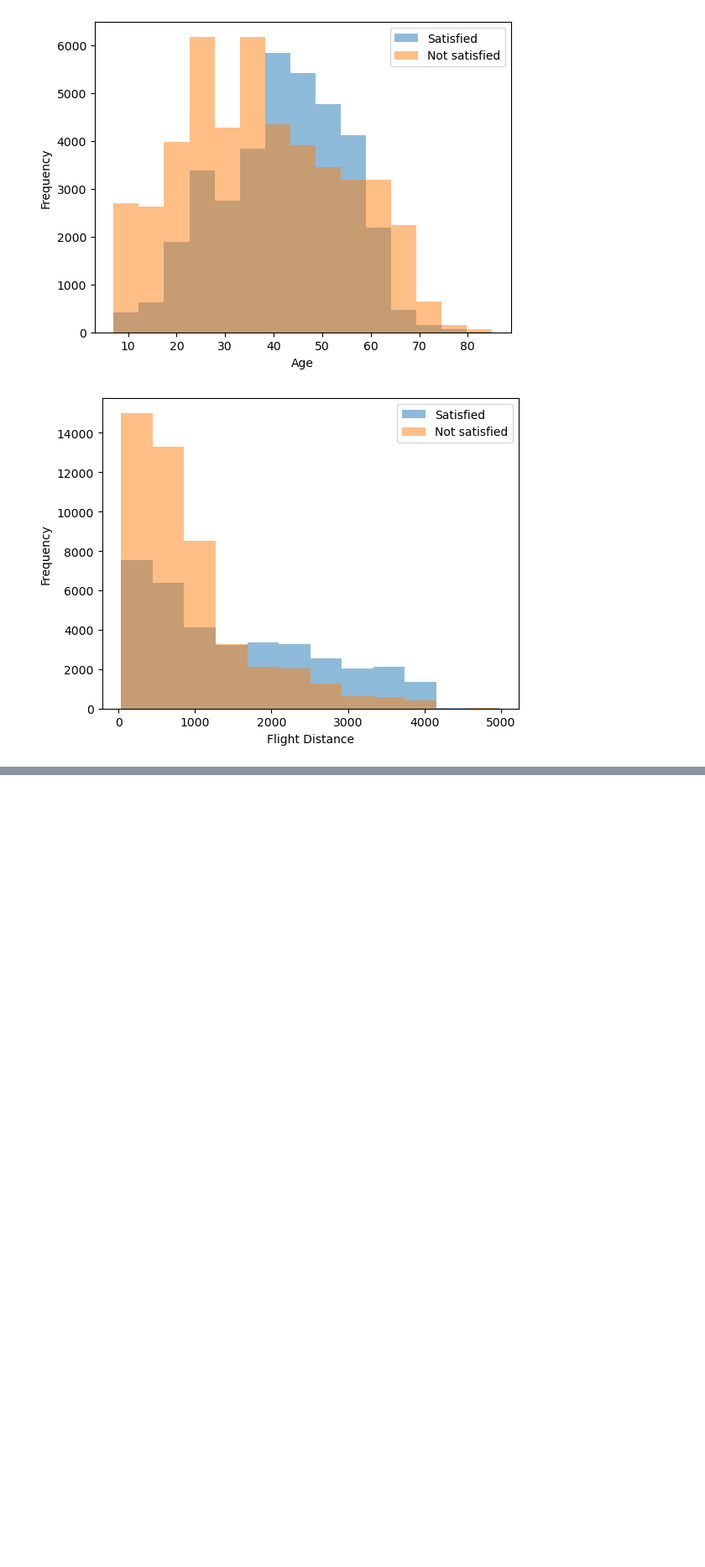
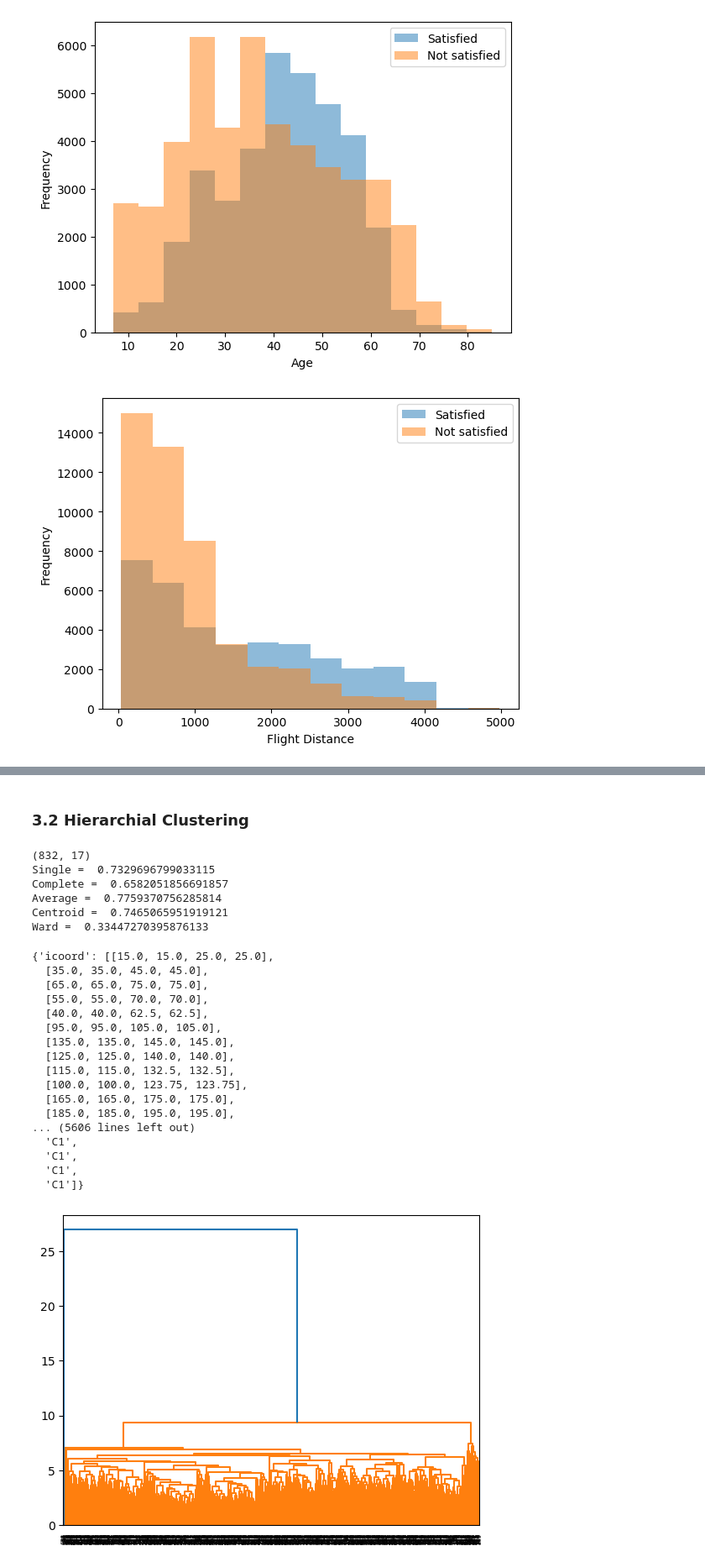
Before and after one commit to katezhang1234/Predict-Airline-Satisfaction, a Jupyter notebook: ML_airline_project.ipynb, the cells around one changed output, grey strips where cells are left out. Shown: that part at 84% size. Saved outputs shown, nothing was run; the diff lists cells and outputs as text; code cells hidden in the pictures; blank space fills up the shorter version.

```diff
--- a/ML_airline_project.ipynb
+++ b/ML_airline_project.ipynb
@@ -400,0 +450,73 @@ scatter(pca_data, labels_series)
+# %% [markdown]
+<h3>3.2 Hierarchial Clustering</h3>
+# %%
+from sklearn.model_selection import StratifiedKFold
+from scipy.cluster.hierarchy import linkage, cophenet, dendrogram
+from scipy.spatial.distance import pdist
+# Hierarchical clustering
+
+def downsample_data(data, labels):
+    downData = None
+    downLabels = None
+
+    kfold = StratifiedKFold(n_splits = 100, shuffle = False)
+    for throwAway_index, subsample_index in kfold.split(data, labels):
+        downData = data.iloc[subsample_index]
+        downLabels = labels.iloc[subsample_index]
+        break
+
+    print(downData.shape)
+    return downData
+
+
+# Downsample data for proximity matrix
+sampled_dataset = downsample_data(pca_data, y_train)
+# Pass the down-sampled dataset into pdist to get your proximity matrix for calculating CPCC
+proximity_matrix = pdist(sampled_dataset)
+
+# trying different hierarchial clustering methods
+single = linkage(sampled_dataset, 'single')
+complete = linkage(sampled_dataset, 'complete')
+average = linkage(sampled_dataset, 'average')
+centroid = linkage(sampled_dataset, 'centroid')
+ward = linkage(sampled_dataset, 'ward')
+
+print("Single = ", cophenet(single, pdist(sampled_dataset))[0])
+print("Complete = ", cophenet(complete, pdist(sampled_dataset))[0])
+print("Average = ", cophenet(average, pdist(sampled_dataset))[0])
+print("Centroid = ", cophenet(centroid, pdist(sampled_dataset))[0])
+print("Ward = ", cophenet(ward, pdist(sampled_dataset))[0])
+
+### Results ###
+# Single =  0.7329696799033115
+# Complete =  0.6582051856691857
+# Average =  0.7759370756285814
+# Centroid =  0.7465065951919121
+# Ward =  0.33447270395876133
+
+dendrogram(average)
+# %% [output]
+(832, 17)
+Single =  0.7329696799033115
+Complete =  0.6582051856691857
+Average =  0.7759370756285814
+Centroid =  0.7465065951919121
+Ward =  0.33447270395876133
+{'icoord': [[15.0, 15.0, 25.0, 25.0],
+  [35.0, 35.0, 45.0, 45.0],
+  [65.0, 65.0, 75.0, 75.0],
+  [55.0, 55.0, 70.0, 70.0],
+  [40.0, 40.0, 62.5, 62.5],
+  [95.0, 95.0, 105.0, 105.0],
+  [135.0, 135.0, 145.0, 145.0],
+  [125.0, 125.0, 140.0, 140.0],
+  [115.0, 115.0, 132.5, 132.5],
+  [100.0, 100.0, 123.75, 123.75],
+  [165.0, 165.0, 175.0, 175.0],
+  [185.0, 185.0, 195.0, 195.0],
+... (5606 lines left out)
+  'C1',
+  'C1',
+  'C1',
+  'C1']}
+[figure, added]
```
Also changed, not shown: parts of 23 cells of this notebook.
